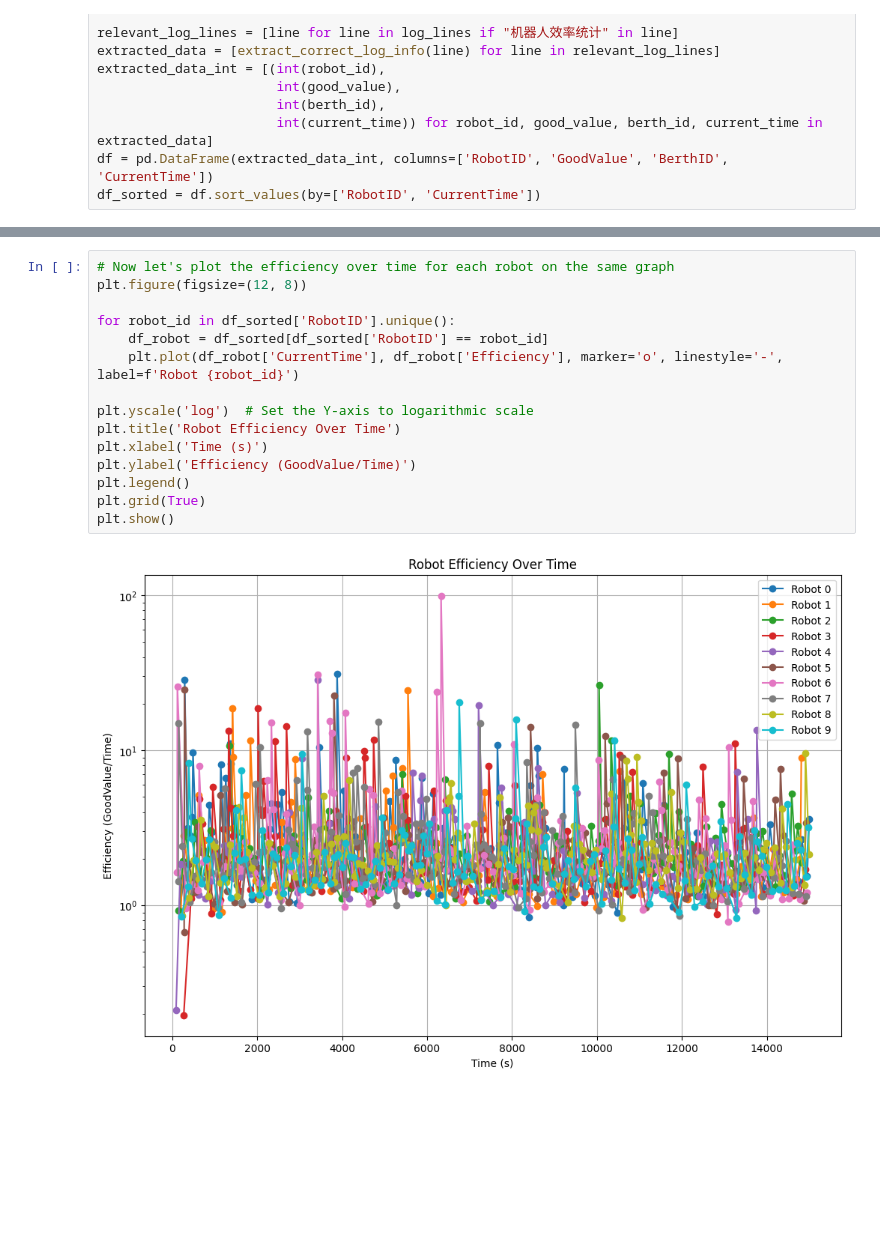
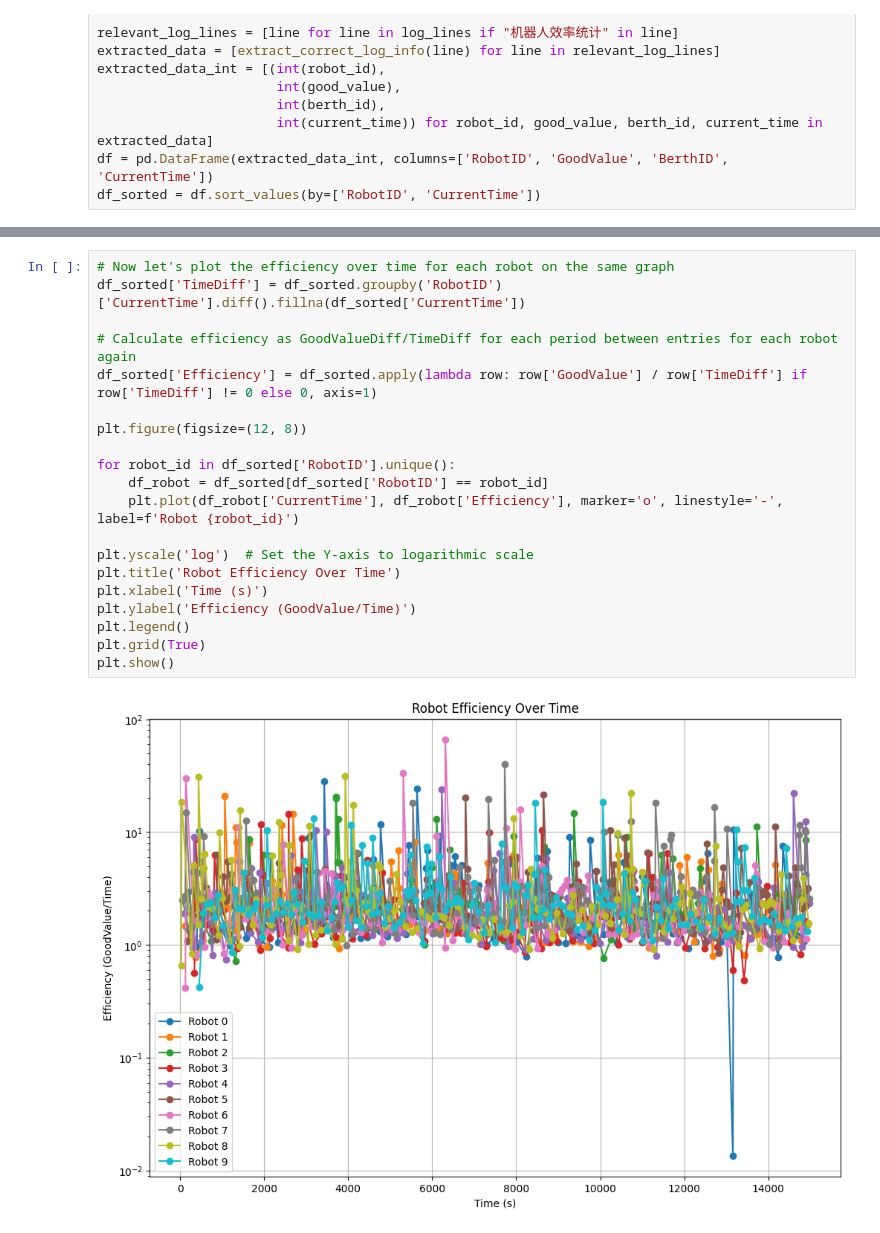
Before and after one commit to skyhigh404/SmartPort, a Jupyter notebook: script/analysis.ipynb, the cells around one changed output, grey strips where cells are left out. Cells and saved outputs as stored; diff of their text form; blank space fills up the shorter version.

```diff
--- a/script/analysis.ipynb
+++ b/script/analysis.ipynb
@@ -68,18 +69,23 @@ BerthID
 Name: GoodValue, dtype: int64
 # %%
 # Now let's plot the efficiency over time for each robot on the same graph
+df_sorted['TimeDiff'] = df_sorted.groupby('RobotID')['CurrentTime'].diff().fillna(df_sorted['CurrentTime'])
+
+# Calculate efficiency as GoodValueDiff/TimeDiff for each period between entries for each robot again
+df_sorted['Efficiency'] = df_sorted.apply(lambda row: row['GoodValue'] / row['TimeDiff'] if row['TimeDiff'] != 0 else 0, axis=1)
+
 plt.figure(figsize=(12, 8))
 
 for robot_id in df_sorted['RobotID'].unique():
     df_robot = df_sorted[df_sorted['RobotID'] == robot_id]
     plt.plot(df_robot['CurrentTime'], df_robot['Efficiency'], marker='o', linestyle='-', label=f'Robot {robot_id}')
 
 plt.yscale('log')  # Set the Y-axis to logarithmic scale
 plt.title('Robot Efficiency Over Time')
 plt.xlabel('Time (s)')
 plt.ylabel('Efficiency (GoodValue/Time)')
 plt.legend()
 plt.grid(True)
 plt.show()
 # %% [output]
-[figure, old version]
+[figure, new version]
```
Also changed, not shown: parts of 2 cells of this notebook.
